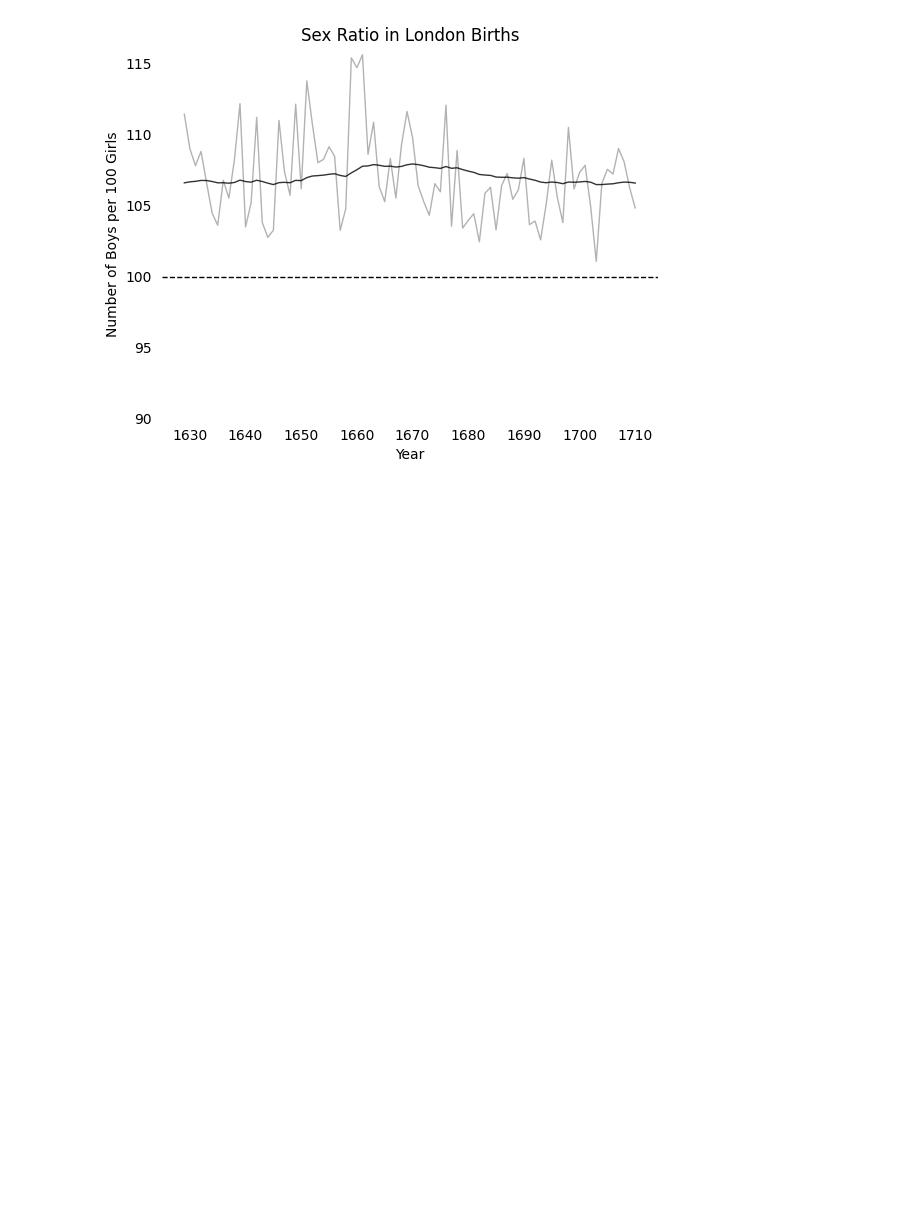
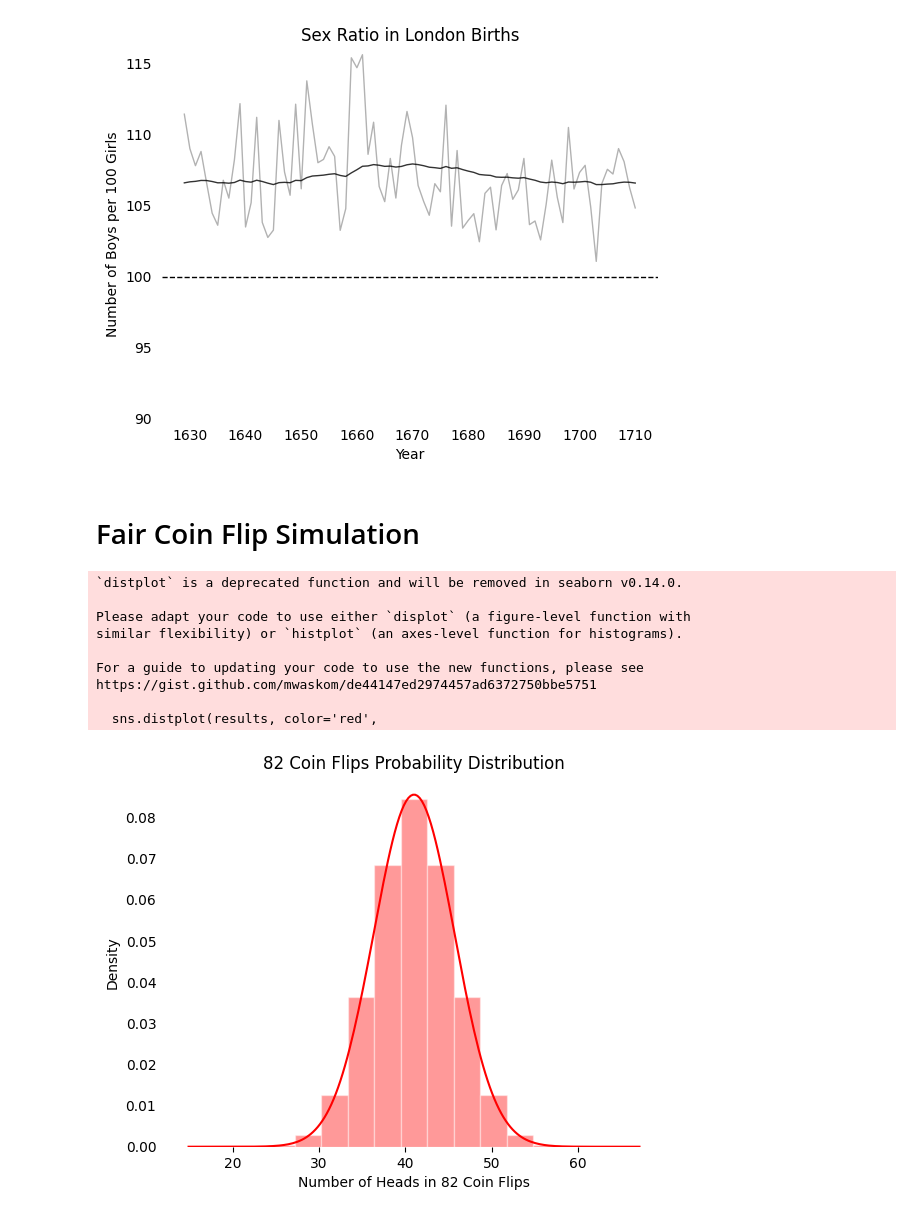
Before and after one commit to andreoniriccardo/articles, a Jupyter notebook: history-first-hypothesis-test/History First Hypothesis Test.ipynb, the cells around one changed output. Cells and saved outputs as stored; diff of their text form; code cells hidden in the pictures; blank space fills up the shorter version.

```diff
--- a/history-first-hypothesis-test/History First Hypothesis Test.ipynb
+++ b/history-first-hypothesis-test/History First Hypothesis Test.ipynb
@@ -83,3 +86,47 @@ ax.set_ylim([90,116])
 plt.savefig('sex-ratio-over-years.png')
 # %% [output]
 [figure]
+# %% [markdown]
+# Fair Coin Flip Simulation
+# %%
+def repeated_coint_toss(num_flips):
+    """
+    Perform a coin flip num_flips times. 1 is head, 0 is tail.
+    """
+    return np.random.randint(2, size=num_flips)
+# %%
+num_flips = 82
+num_simulations = 5000000
+
+results = []
+for simulation in range(num_simulations):
+    # Generate random 'num_flips' outcomes
+    outcome = repeated_coint_toss(num_flips)
+    # Append the number of head
+    results.append(np.sum(outcome))
+# %%
+fig, ax = plt.subplots()
+sns.distplot(results, color='red',
+            hist_kws={'edgecolor':'white'},
+            bins=15,
+            kde_kws={'bw_adjust':5})
+plt.title('82 Coin Flips Probability Distribution')
+plt.xlabel('Number of Heads in 82 Coin Flips')
+ax.spines['top'].set_visible(False)
+ax.spines['bottom'].set_visible(False)
+ax.spines['right'].set_visible(False)
+ax.spines['left'].set_visible(False)
+ax.yaxis.set_ticks_position('none')
+
+plt.savefig('coin-flips.png')
+# %% [output]
+`distplot` is a deprecated function and will be removed in seaborn v0.14.0.
+
+Please adapt your code to use either `displot` (a figure-level function with
+similar flexibility) or `histplot` (an axes-level function for histograms).
+
+For a guide to updating your code to use the new functions, please see
+https://gist.github.com/mwaskom/de44147ed2974457ad6372750bbe5751
+
+  sns.distplot(results, color='red',
+[figure, added]
```
Also changed, not shown: parts of 10 cells of this notebook.
